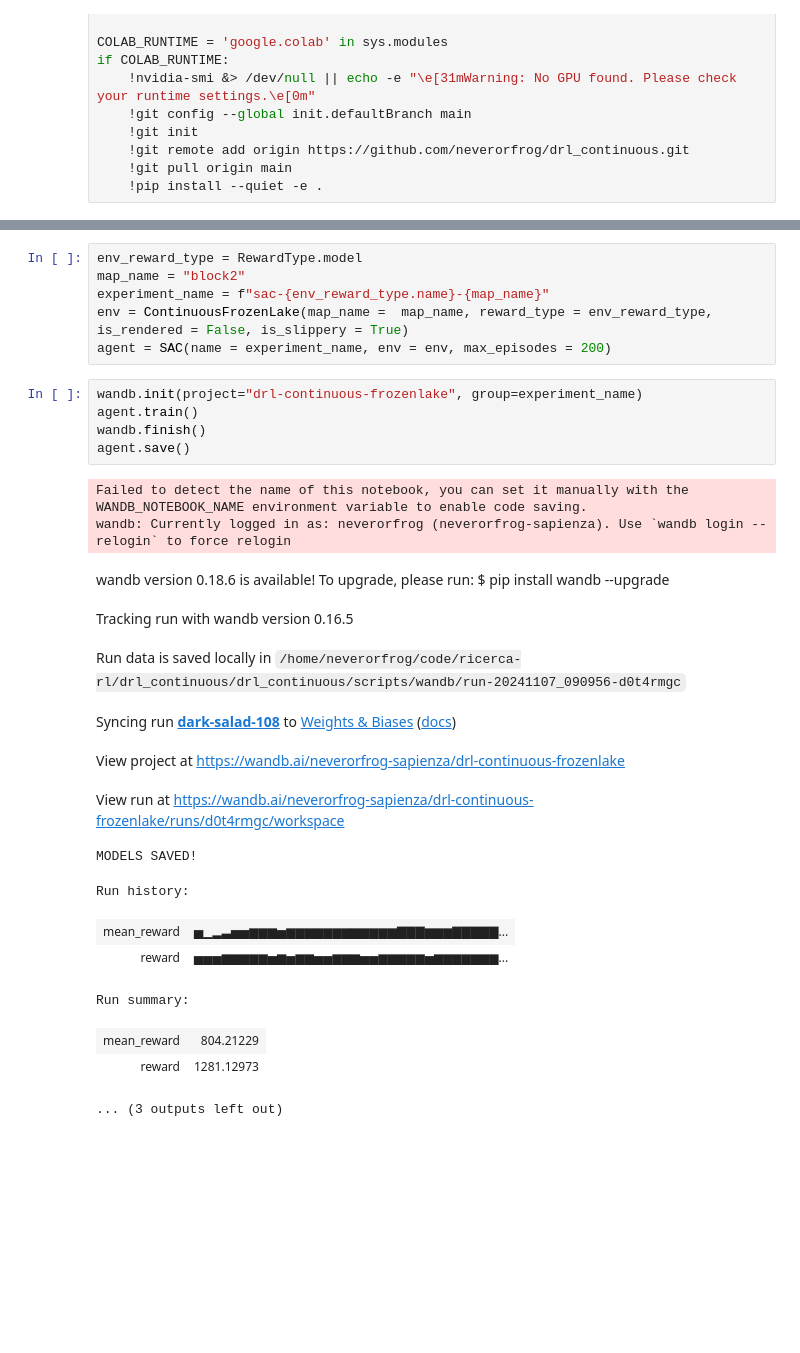
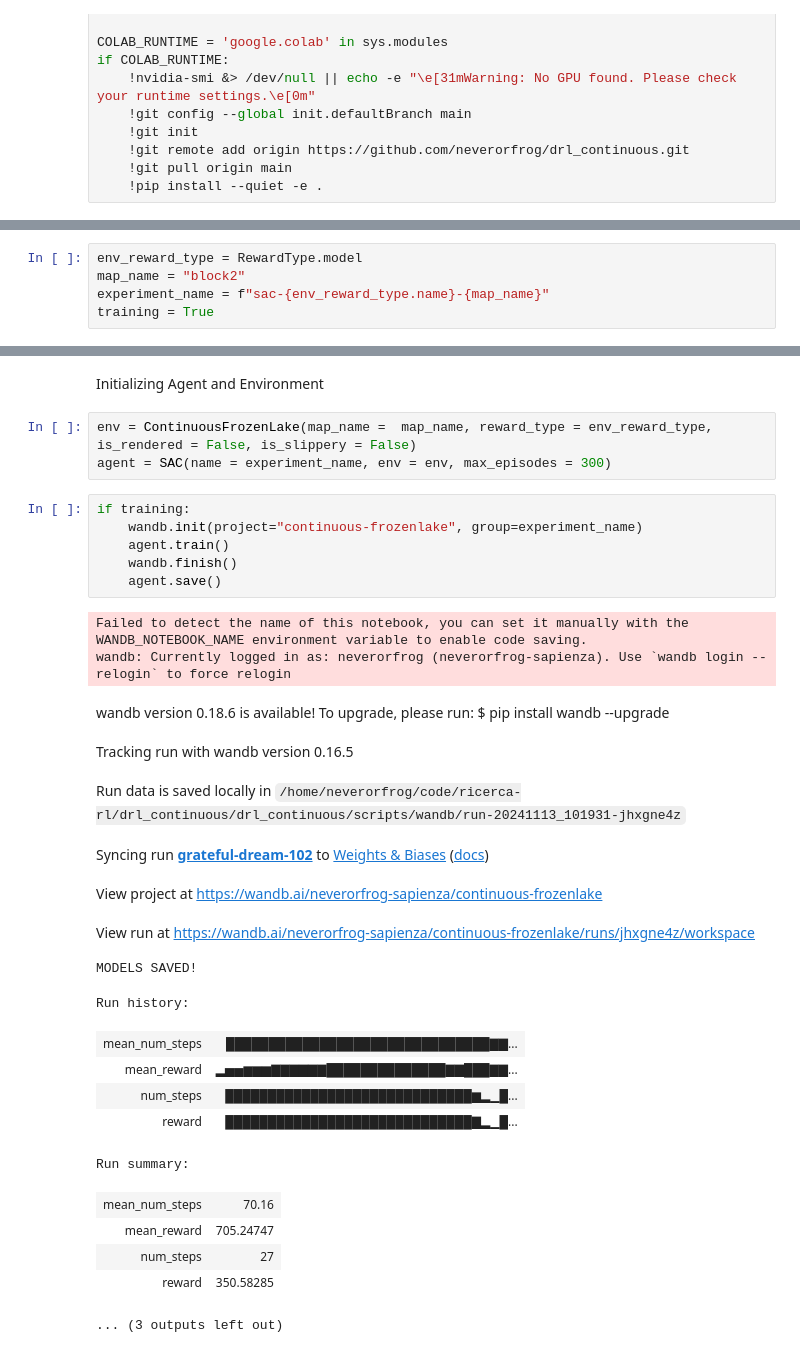
Before and after one commit to neverorfrog/drl_continuous, a Jupyter notebook: drl_continuous/scripts/frozen_lake_main.ipynb, the cells around one changed output, grey strips where cells are left out. Saved outputs shown, nothing was run; the diff lists cells and outputs as text; blank space fills up the shorter version.

```diff
--- a/drl_continuous/scripts/frozen_lake_main.ipynb
+++ b/drl_continuous/scripts/frozen_lake_main.ipynb
@@ -24,0 +32,5 @@ Hello from the pygame community. https://www.pygame.org/contribute.html
+# %%
+env_reward_type = RewardType.model
+map_name = "block2"
+experiment_name = f"sac-{env_reward_type.name}-{map_name}"
+training = True
@@ -25,30 +45,34 @@ Hello from the pygame community. https://www.pygame.org/contribute.html
+# %% [markdown]
+Initializing Agent and Environment
 # %%
-env_reward_type = RewardType.model
-map_name = "block2"
-experiment_name = f"sac-{env_reward_type.name}-{map_name}"
-env = ContinuousFrozenLake(map_name =  map_name, reward_type = env_reward_type, is_rendered = False, is_slippery = True)
-agent = SAC(name = experiment_name, env = env, max_episodes = 200)
+env = ContinuousFrozenLake(map_name =  map_name, reward_type = env_reward_type, is_rendered = False, is_slippery = False)
+agent = SAC(name = experiment_name, env = env, max_episodes = 300)
 # %%
-wandb.init(project="drl-continuous-frozenlake", group=experiment_name)
-agent.train()
-wandb.finish()
-agent.save()
+if training:
+    wandb.init(project="continuous-frozenlake", group=experiment_name)
+    agent.train()
+    wandb.finish()
+    agent.save()
 # %% [output]
 Failed to detect the name of this notebook, you can set it manually with the WANDB_NOTEBOOK_NAME environment variable to enable code saving.
 wandb: Currently logged in as: neverorfrog (neverorfrog-sapienza). Use `wandb login --relogin` to force relogin
 wandb version 0.18.6 is available! To upgrade, please run: $ pip install wandb --upgrade
 Tracking run with wandb version 0.16.5
-Run data is saved locally in /home/neverorfrog/code/ricerca-rl/drl_continuous/drl_continuous/scripts/wandb/run-20241107_090956-d0t4rmgc
+Run data is saved locally in /home/neverorfrog/code/ricerca-rl/drl_continuous/drl_continuous/scripts/wandb/run-20241113_101931-jhxgne4z
-Syncing run dark-salad-108 to Weights & Biases (docs)
+Syncing run grateful-dream-102 to Weights & Biases (docs)
-View project at https://wandb.ai/neverorfrog-sapienza/drl-continuous-frozenlake
+View project at https://wandb.ai/neverorfrog-sapienza/continuous-frozenlake
-View run at https://wandb.ai/neverorfrog-sapienza/drl-continuous-frozenlake/runs/d0t4rmgc/workspace
+View run at https://wandb.ai/neverorfrog-sapienza/continuous-frozenlake/runs/jhxgne4z/workspace
 MODELS SAVED!
 Run history:
-| mean_reward | ▅▁▂▃▅▅▆▆▆▅▆▆▆▆▆▆▆▆▆▆▆▆▇▇▇▆▆▆▇▇▇▇▇... |
-| reward | ▅▅▅▆▆▆▆▆▅▆▅▆▆▅▅▆▆▆▅▅▆▆▆▆▆▅▆▆▆▆▆▆▆... |
+| mean_num_steps | ███████████████████████████████▇▇... |
+| mean_reward | ▂▅▅▆▆▆▇▇▇▇▇▇██████████████▇▇███▇▇... |
+| num_steps | █████████████████████████████▆▂▁█... |
+| reward | █████████████████████████████▇▂▁█... |
 Run summary:
-| mean_reward | 804.21229 |
-| reward | 1281.12973 |
+| mean_num_steps | 70.16 |
+| mean_reward | 705.24747 |
+| num_steps | 27 |
+| reward | 350.58285 |
 ... (3 outputs left out)
 # %%
 agent.load()
```
Also changed, not shown: parts of 7 cells of this notebook, 17 other files.
